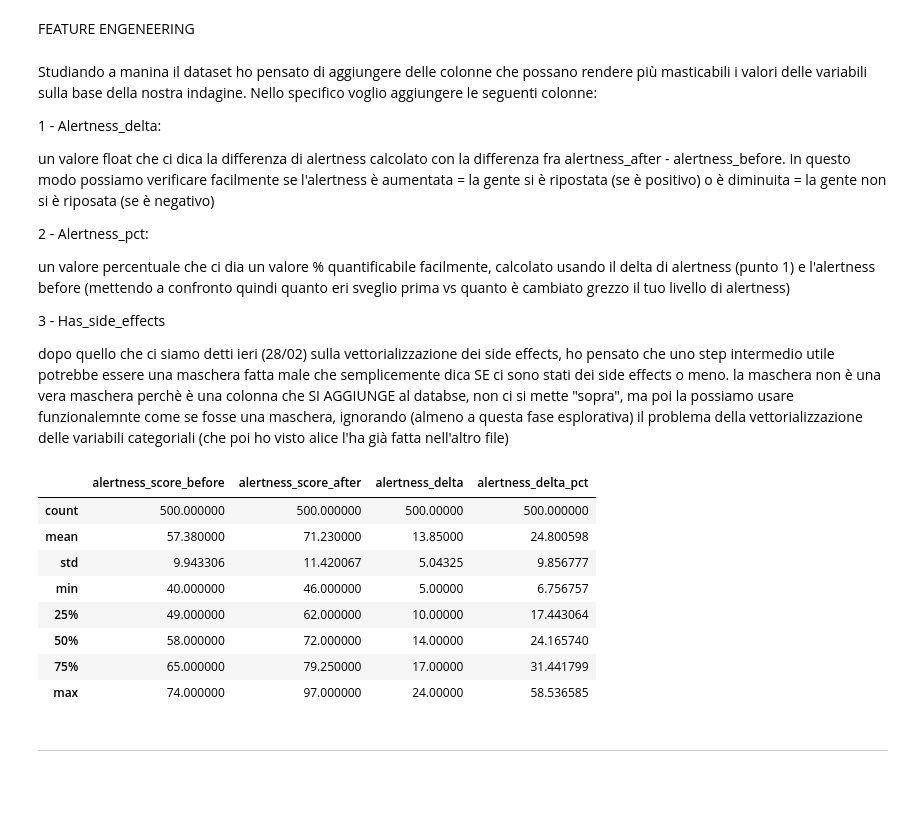
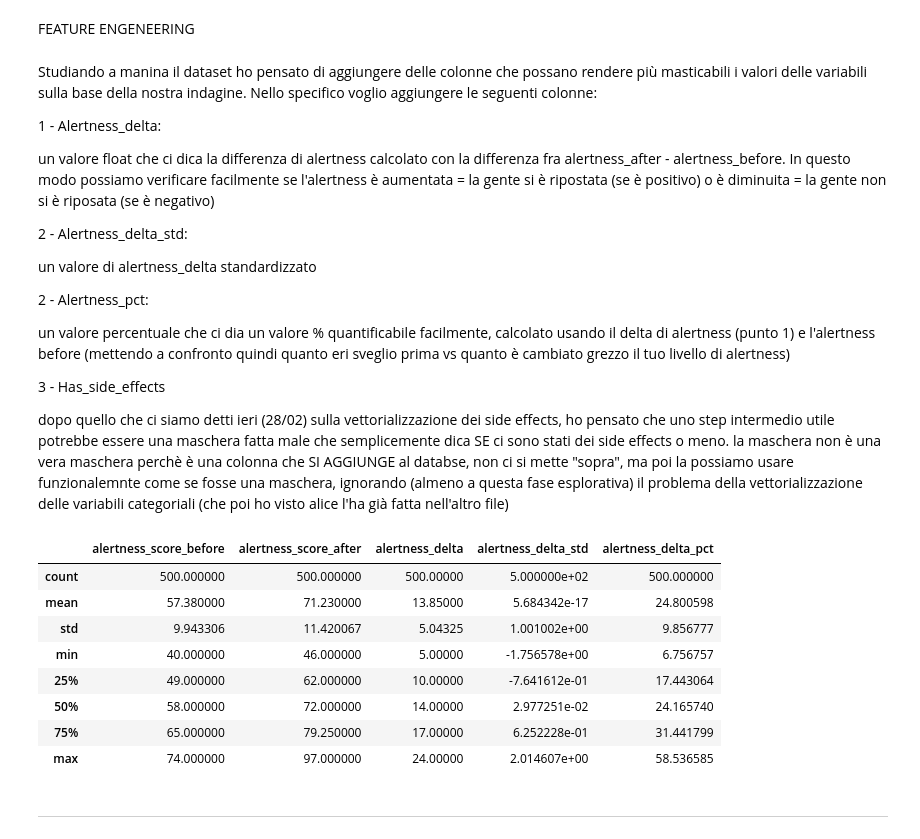
Before and after one commit to Grimino27/PDAI_Project, a Jupyter notebook: scripts/DataPolish+Exploratory.ipynb, the cells around one changed output. Saved outputs shown, nothing was run; the diff lists cells and outputs as text; code cells hidden in the pictures; blank space fills up the shorter version.

```diff
--- a/scripts/DataPolish+Exploratory.ipynb
+++ b/scripts/DataPolish+Exploratory.ipynb
@@ -142,6 +142,10 @@ Nello specifico voglio aggiungere le seguenti colonne:
 
  un valore float che ci dica la differenza di alertness calcolato con la differenza fra alertness_after - alertness_before. In questo modo possiamo verificare facilmente se l'alertness è aumentata = la gente si è ripostata (se è positivo) o è diminuita = la gente non si è riposata (se è negativo)
 
+ 2 - Alertness_delta_std:
+
+ un valore di alertness_delta standardizzato
+
  2 - Alertness_pct:
 
  un valore percentuale che ci dia un valore % quantificabile facilmente, calcolato usando il delta di alertness (punto 1) e l'alertness before (mettendo a confronto quindi quanto eri sveglio prima vs quanto è cambiato grezzo il tuo livello di alertness)
@@ -152,25 +156,29 @@ Nello specifico voglio aggiungere le seguenti colonne:
 # %%
 #Calcolo alertness_delta
 df["alertness_delta"] = df["alertness_score_after"] - df["alertness_score_before"]
+
+#Calcolo alertness_delta_std
+scaler = StandardScaler()
+df["alertness_delta_std"] = scaler.fit_transform(df[["alertness_delta"]])
 
 #Calcolo alertness_delta_pct
 df["alertness_delta_pct"] = df["alertness_delta"] / df["alertness_score_before"] * 100
 
 #Creazione colonna has_side_effect
 df["has_side_effect"] = df["side_effects"].astype(str).ne("None")
 
 #chiamo le descrittive stats per le colonne appena aggiunte e vedere che suc
-df[["alertness_score_before","alertness_score_after","alertness_delta","alertness_delta_pct", "has_side_effect"]].describe()
+df[["alertness_score_before","alertness_score_after","alertness_delta","alertness_delta_std","alertness_delta_pct", "has_side_effect"]].describe()
 # %% [output]
-|  | alertness_score_before | alertness_score_after | alertness_delta | alertness_delta_pct |
-| count | 500.000000 | 500.000000 | 500.00000 | 500.000000 |
-| mean | 57.380000 | 71.230000 | 13.85000 | 24.800598 |
-| std | 9.943306 | 11.420067 | 5.04325 | 9.856777 |
-| min | 40.000000 | 46.000000 | 5.00000 | 6.756757 |
-| 25% | 49.000000 | 62.000000 | 10.00000 | 17.443064 |
-| 50% | 58.000000 | 72.000000 | 14.00000 | 24.165740 |
-| 75% | 65.000000 | 79.250000 | 17.00000 | 31.441799 |
-| max | 74.000000 | 97.000000 | 24.00000 | 58.536585 |
+|  | alertness_score_before | alertness_score_after | alertness_delta | alertness_delta_std | alertness_delta_pct |
+| count | 500.000000 | 500.000000 | 500.00000 | 5.000000e+02 | 500.000000 |
+| mean | 57.380000 | 71.230000 | 13.85000 | 5.684342e-17 | 24.800598 |
+| std | 9.943306 | 11.420067 | 5.04325 | 1.001002e+00 | 9.856777 |
+| min | 40.000000 | 46.000000 | 5.00000 | -1.756578e+00 | 6.756757 |
+| 25% | 49.000000 | 62.000000 | 10.00000 | -7.641612e-01 | 17.443064 |
+| 50% | 58.000000 | 72.000000 | 14.00000 | 2.977251e-02 | 24.165740 |
+| 75% | 65.000000 | 79.250000 | 17.00000 | 6.252228e-01 | 31.441799 |
+| max | 74.000000 | 97.000000 | 24.00000 | 2.014607e+00 | 58.536585 |
 # %% [markdown]
 _________________________________________________________________________________
 # %% [markdown]
```
Also changed, not shown: parts of 8 cells of this notebook.
